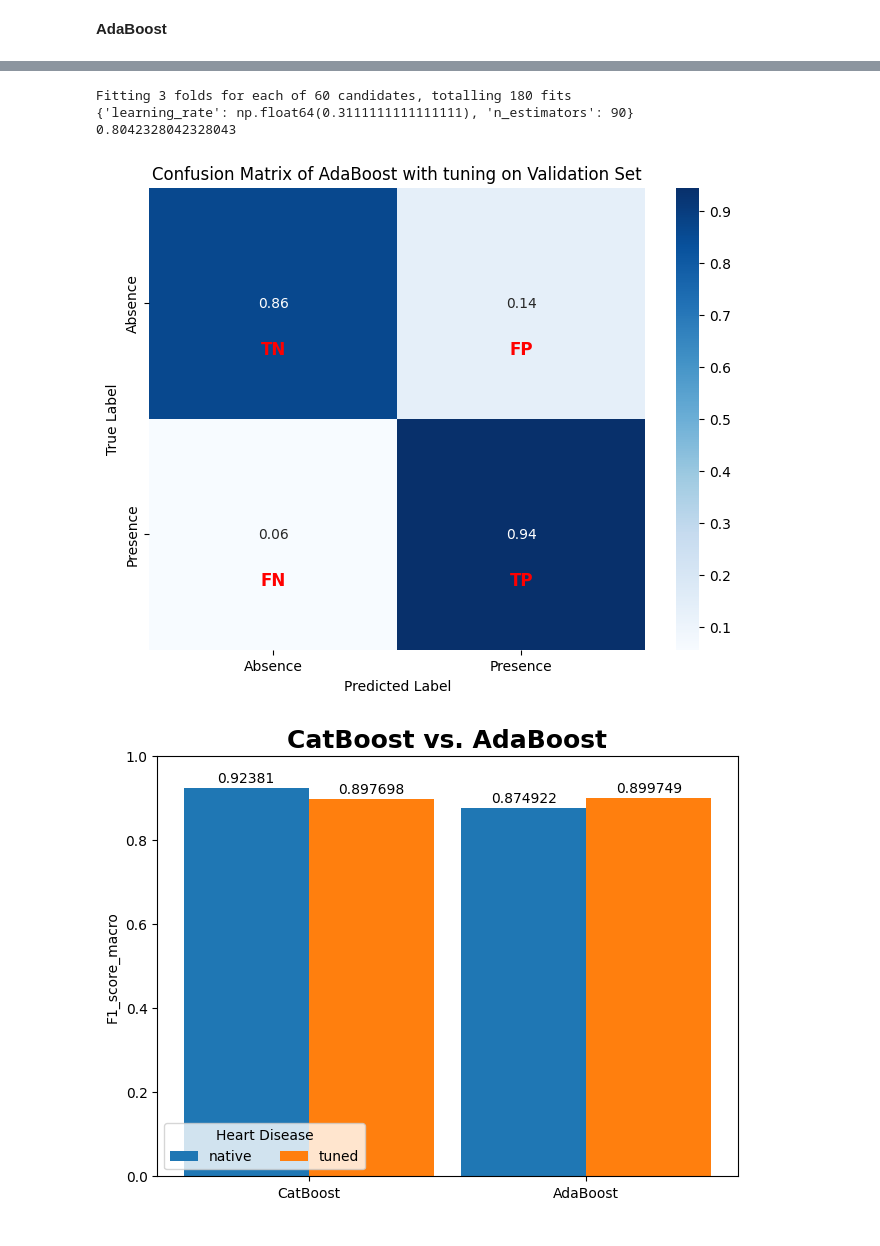
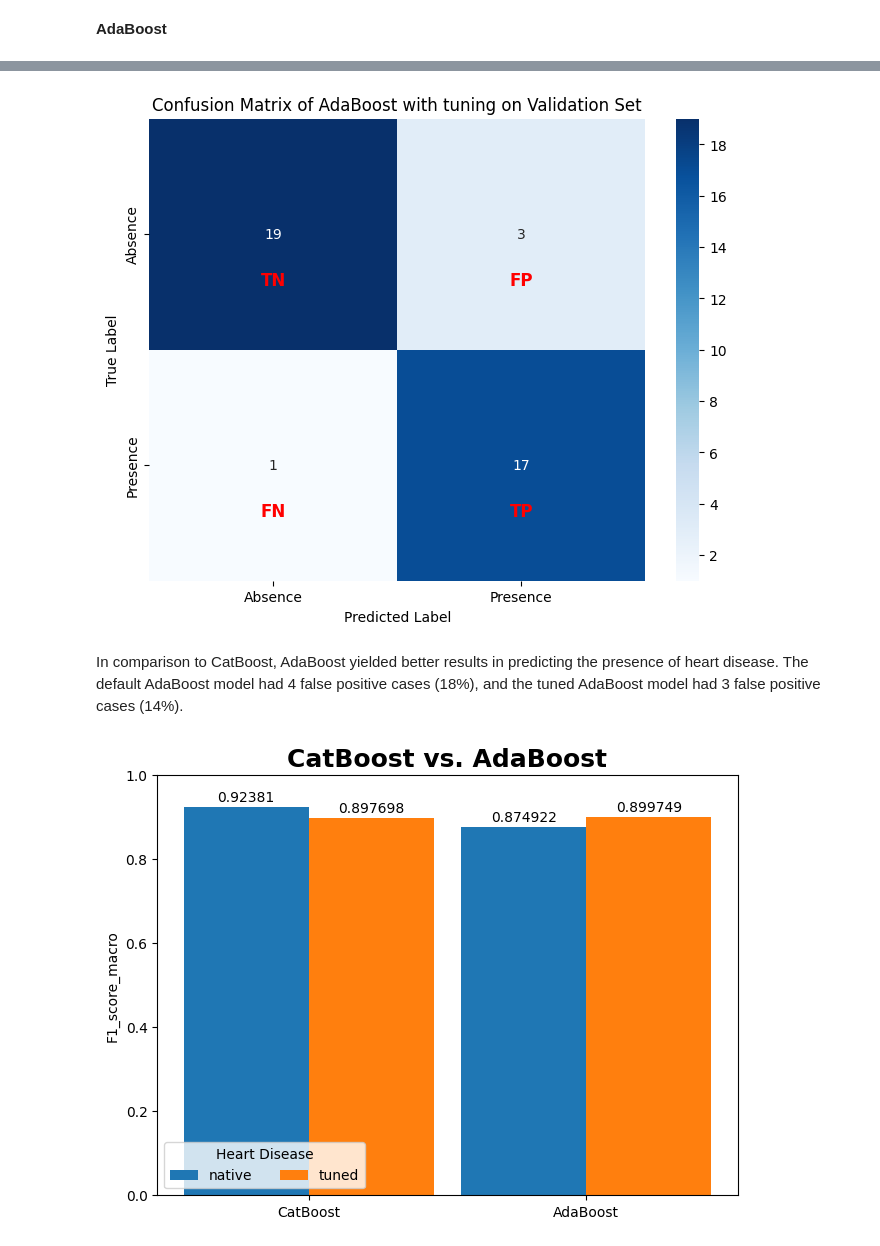
Before and after one commit to micheleishere/CO2, a Jupyter notebook: Project_CO2_main.ipynb, the cells around one changed output, grey strips where cells are left out. Cells and saved outputs as stored; diff of their text form; code cells hidden in the pictures.

```diff
--- a/Project_CO2_main.ipynb
+++ b/Project_CO2_main.ipynb
@@ -955,13 +961,20 @@ param_grid = {
 #GridSearch
 grid_search = GridSearchCV(cat, param_grid, n_jobs = -1, cv = 3, verbose = 1)
 cat_grid_search = grid_search.fit(train_X, train_y)
+
+depth = cat_grid_search.best_params_["depth"]
+iteration = cat_grid_search.best_params_["iterations"]
+l2_leaf_reg = l2_leaf_reg = cat_grid_search.best_params_["l2_leaf_reg"]
+learning_rate = learning_rate = cat_grid_search.best_params_["learning_rate"]
+
 print("----------------------------------------------------------------------------")
-print("Setting the hyperparamters to: ",cat_grid_search.best_params_)
-print("\n default scoring of the estimator: " ,cat_grid_search.best_score_)
+print(f"Setting the hyperparamters to: \ndepth : {depth} \niteration : {iteration} \nl2 leaf reg : {l2_leaf_reg}, \nlearning rate : {learning_rate}")
+
+print(f"\n default scoring of the estimator: " ,cat_grid_search.best_score_)
 
 
 #Training the model with the best parameters from the grid search results
-cat_tuned = CatBoostClassifier(depth = cat_grid_search.best_params_["depth"], iterations = cat_grid_search.best_params_["iterations"], l2_leaf_reg = cat_grid_search.best_params_["l2_leaf_reg"], learning_rate = cat_grid_search.best_params_["learning_rate"], logging_level='Silent')
+cat_tuned = CatBoostClassifier(depth = depth, iterations = iteration, l2_leaf_reg = l2_leaf_reg, learning_rate = learning_rate, logging_level='Silent')
 cat_tuned.fit(train_X,train_y)
 cat_val_pred_tuned = cat_tuned.predict(validation_X)
 print("\n CatBoost after tuning:")
@@ -1043,45 +1111,26 @@ plt.show()
 # %%
-# inspired by the lession
-param_grid = {
-    'learning_rate': np.linspace(0.1,2,10),
-    'n_estimators' : range(50,110,10)
-}
-grid_search = GridSearchCV(ada, param_grid, n_jobs = -1, cv = 3, verbose = 1)
-ada_grid_search = grid_search.fit(train_X, train_y)
-print(ada_grid_search.best_params_)
-print(ada_grid_search.best_score_)
-
-ada_tuned = AdaBoostClassifier(
-    learning_rate= ada_grid_search.best_params_["learning_rate"])
-ada_tuned.fit(train_X,train_y)
-
-val_pred_tuned_ada = ada_tuned.predict(validation_X)
-
-class_ada_tuned = classification_report(validation_y,val_pred_tuned_ada, output_dict= True)
-
-cm = confusion_matrix(validation_y,val_pred_tuned_ada, normalize = "true")
+cm = confusion_matrix(validation_y, val_pred_tuned_ada)
 class_name = ["Absence","Presence"]
 
 plt.figure(figsize=(8, 6))
-sns.heatmap(cm, annot=True, fmt=".2f", cmap="Blues", xticklabels=class_name, yticklabels=class_name)
+sns.heatmap(cm, annot=True, cmap="Blues", xticklabels=class_name, yticklabels=class_name)
 
 # Add TN, FP, FN, TP labels
 labels = [['TN', 'FP'], ['FN', 'TP']]
 for i in range(2):
     for j in range(2):
         plt.text(j + 0.5, i + 0.7, labels[i][j],
                 ha='center', va='center',
                 fontsize=12, color='red', fontweight='bold')
 
 
 plt.title('Confusion Matrix of AdaBoost with tuning on Validation Set')
 plt.ylabel('True Label')
 plt.xlabel('Predicted Label')
 plt.show()
 # %% [output]
-Fitting 3 folds for each of 60 candidates, totalling 180 fits
-{'learning_rate': np.float64(0.3111111111111111), 'n_estimators': 90}
-0.8042328042328043
-[figure, old version]
+[figure, new version]
+# %% [markdown]
+In comparison to CatBoost, AdaBoost yielded better results in predicting the presence of heart disease. The default AdaBoost model had 4 false positive cases (18%), and the tuned AdaBoost model had 3 false positive cases (14%).
 # %%
 # preparation
```
Also changed, not shown: parts of 19 cells of this notebook.
